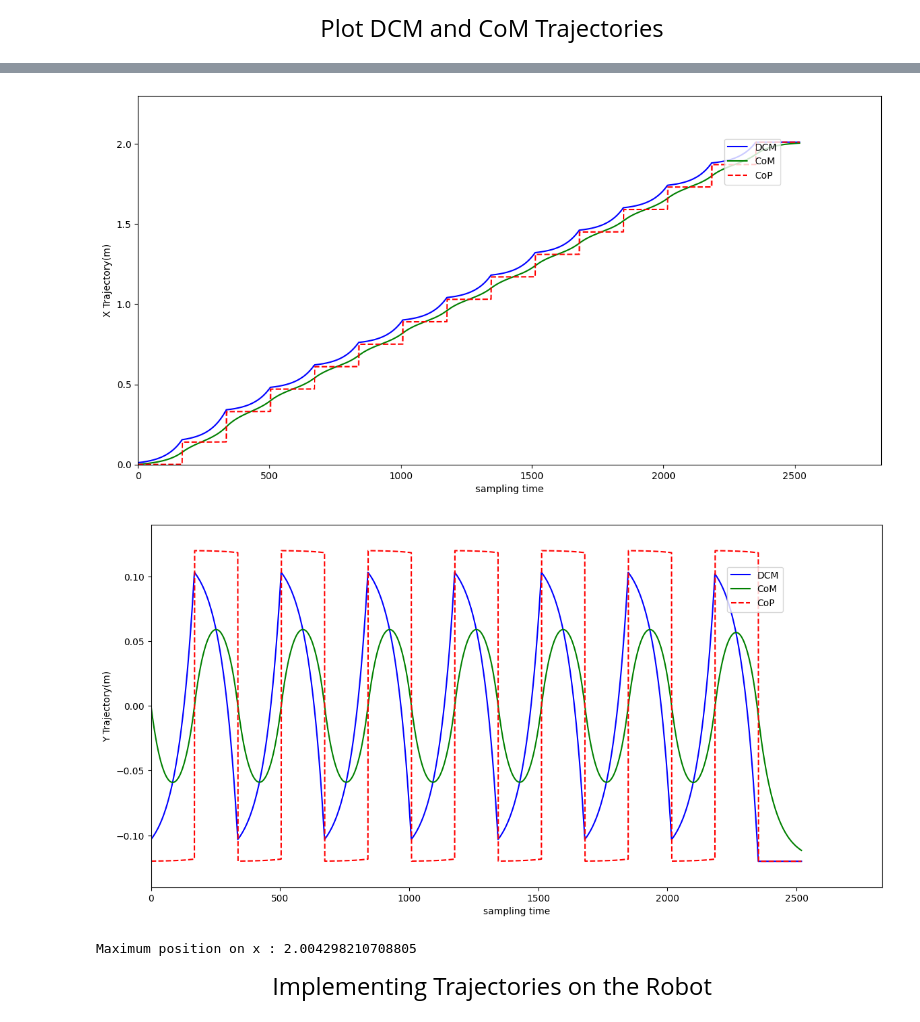
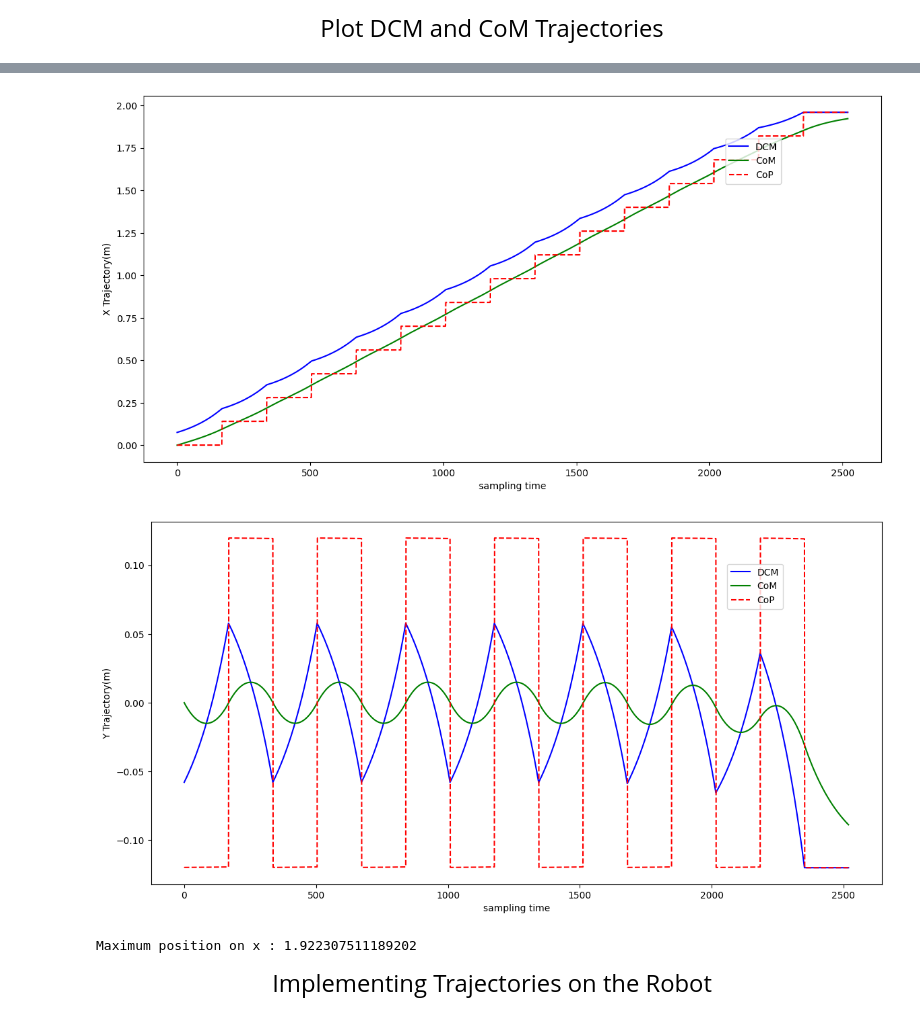
Before and after one commit to KingDemons98/legged_robots, a Jupyter notebook: projet_1/DCM--walking-Atlas.ipynb, the cells around one changed output, grey strips where cells are left out. Saved outputs shown, nothing was run; the diff lists cells and outputs as text; code cells hidden in the pictures.

```diff
--- a/projet_1/DCM--walking-Atlas.ipynb
+++ b/projet_1/DCM--walking-Atlas.ipynb
@@ -178,8 +178,8 @@ $$\xi_{eos,i-1}=\xi_{ini,i}\; \; \; \; \; \; (8)$$
 <div style="text-align:center"><span style="color:black; font-family:helvetica; font-size:1.7em;">Implementation of Planning DCM and CoM Trajectories</span></div>
 # %%
 # CoPOffset=np.array([-0.03, 0.0]) #Offset between CoP and footprint position # max x position: 1.98 [m]
-# CoPOffset=np.array([0.0, 0.0]) #Offset between CoP and footprint position # max x position: 1.95 [m]
-CoPOffset=np.array([-0.05, 0.0]) #Offset between CoP and footprint position # max x position: 2.004 [m]
+CoPOffset=np.array([0.0, 0.0]) #Offset between CoP and footprint position # max x position: 1.95 [m]
+# CoPOffset=np.array([-0.05, 0.0]) #Offset between CoP and footprint position # max x position: 2.004 [m]
 
 DCMPlanner = DCMTrajectoryGenerator(pelvisHeight, stepDuration)#We create an object of foot DCMTrajectoryGenerator Class
 CoPPositions=np.empty((DCMPlanner.numberOfSteps+1, 3))#Initialization of the CoP array
@@ -232,7 +232,7 @@ ax5.plot(DCMPlanner.CoM[:,0],'g',label="CoM")
 ax5.plot(DCMPlanner.CoPTrajectory[:,0],'--r',label="CoP")
 ax5.set_xlabel('sampling time')
 ax5.set_ylabel('X Trajectory(m)')
-ax5.set(xlim=(-0.0,2830), ylim=(-0.0, 2.3))
+# ax5.set(xlim=(-0.0,2830), ylim=(-0.0, 2.3))
 figg5.legend(bbox_to_anchor=(0.8, 0.8))
 plt.show()
 
@@ -242,7 +242,7 @@ ax6.plot(DCMPlanner.CoM[:,1],'g',label="CoM")
 ax6.plot(DCMPlanner.CoPTrajectory[:,1],'--r',label="CoP")
 ax6.set_ylabel('Y Trajectory(m)')
 ax6.set_xlabel('sampling time')
-ax6.set(xlim=(0,2830), ylim=(-0.14, 0.14))
+# ax6.set(xlim=(0,2830), ylim=(-0.14, 0.14))
 figg6.legend(bbox_to_anchor=(0.8, 0.8))
 plt.show()
 
@@ -252,6 +252,6 @@ print(f'Maximum position on x : {DCMPlanner.CoM[-1,0]}')
-[figure, old version]
+[figure, new version]
-[figure, old version]
+[figure, new version]
-Maximum position on x : 2.004298210708805
+Maximum position on x : 1.922307511189202
 # %% [markdown]
 <div style="text-align:center"><span style="color:black; font-family:helvetica; font-size:1.7em;">Implementing Trajectories on the Robot</span></div>
 # %%
```
Also changed, not shown: parts of 6 cells of this notebook, 1 other file.
